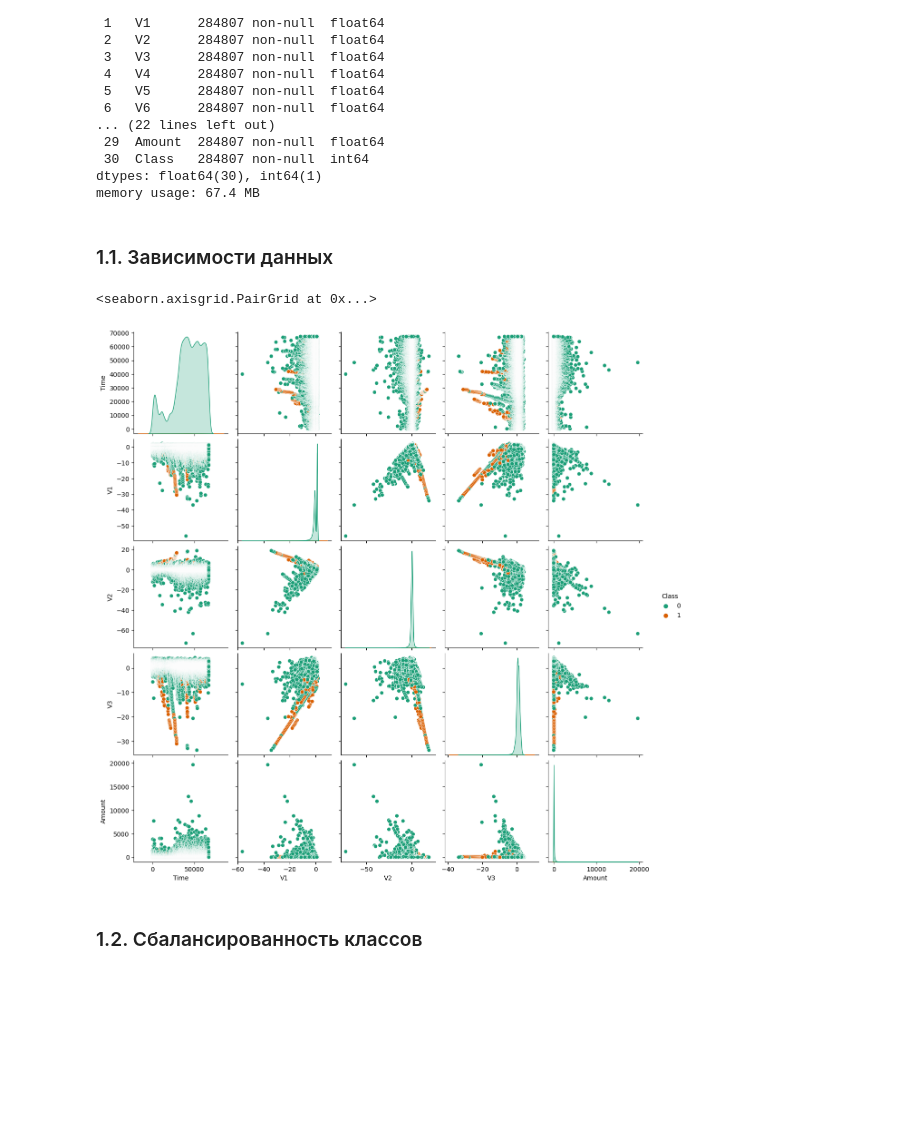
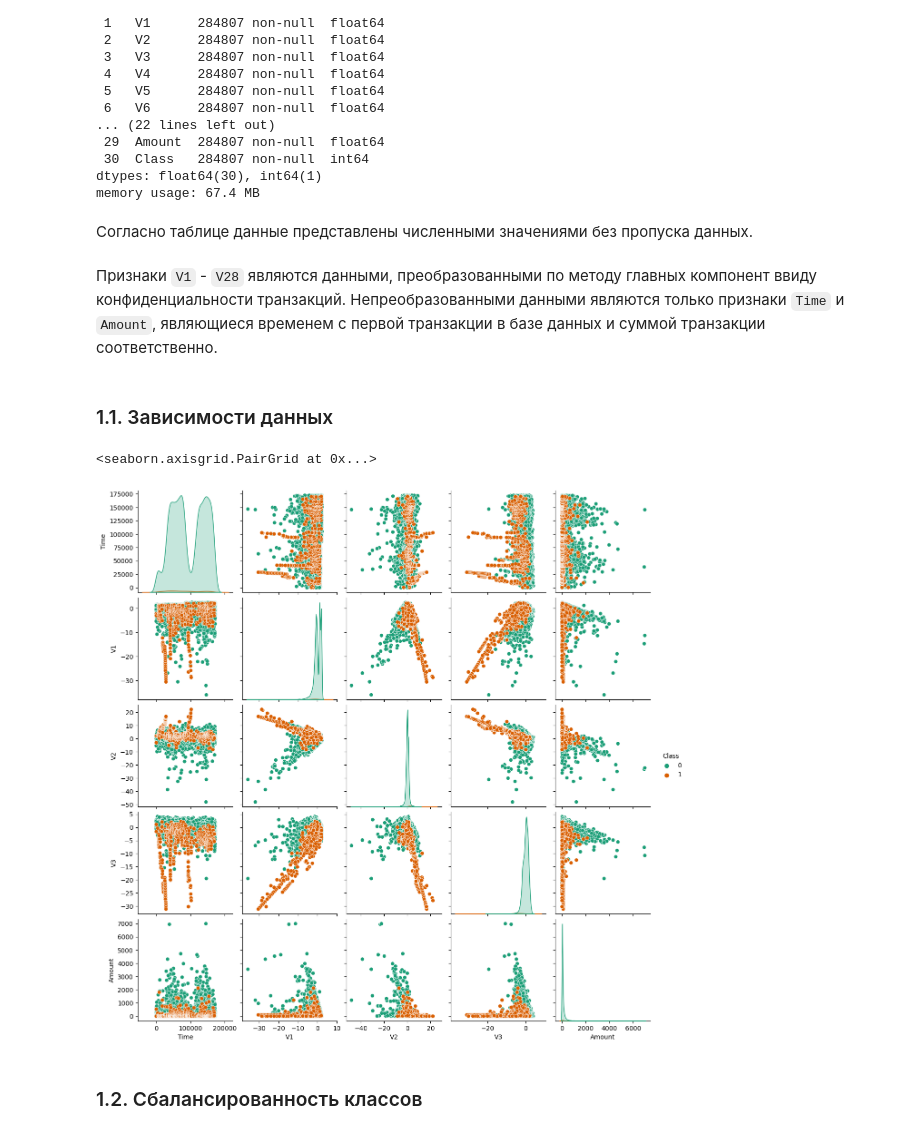
Before and after one commit to Hold735/ML_2023, a Jupyter notebook: HW2_Credit_card/Task_2_creditcard.ipynb, the cells around one changed output. Saved outputs shown, nothing was run; the diff lists cells and outputs as text; code cells hidden in the pictures; blank space fills up the shorter version.

Commit message:
Uploading homework 2 with Credit card data and README

```diff
--- a/HW2_Credit_card/Task_2_creditcard.ipynb
+++ b/HW2_Credit_card/Task_2_creditcard.ipynb
@@ -61,14 +57,24 @@ Data columns (total 31 columns):
  30  Class   284807 non-null  int64
 dtypes: float64(30), int64(1)
 memory usage: 67.4 MB
+# %% [markdown]
+Согласно таблице данные представлены численными значениями без пропуска данных.
+# %% [markdown]
+Признаки `V1` - `V28` являются данными, преобразованными по методу главных компонент ввиду конфиденциальности транзакций. Непреобразованными данными являются только признаки `Time` и `Amount`, являющиеся временем с первой транзакции в базе данных и суммой транзакции соответственно.
 # %% [markdown]
 ### 1.1. Зависимости данных
 # %%
 # Исследуем попарные зависимости части данных при помощи библиотеки seaborn
-sns.pairplot(data.iloc[:100000, [0, 1, 2, 3, 29, 30]], hue='Class', palette='Dark2')
+# Ввиду несбалансированности данных отобразим случайные 10% данных класса "0"...
+data_0 = data[data['Class'] == 0].sample(frac=0.1)
+# ...и все данные класса "1" для лучшей визуализации
+data_1 = data[data['Class'] == 1]
+
+# Также используем для визуализации лишь часть признаков: V1, V2, V3 и непреобразованные данные Time и Amount
+sns.pairplot(pd.concat([data_0, data_1]).iloc[:, [0, 1, 2, 3, 29, 30]], hue='Class', palette='Dark2')
 # %% [output]
 <seaborn.axisgrid.PairGrid at 0x...>
-[figure, old version]
+[figure, new version]
 # %% [markdown]
 ### 1.2. Сбалансированность классов
 # %%
```
Also changed, not shown: parts of 33 cells of this notebook, 2 other files.
